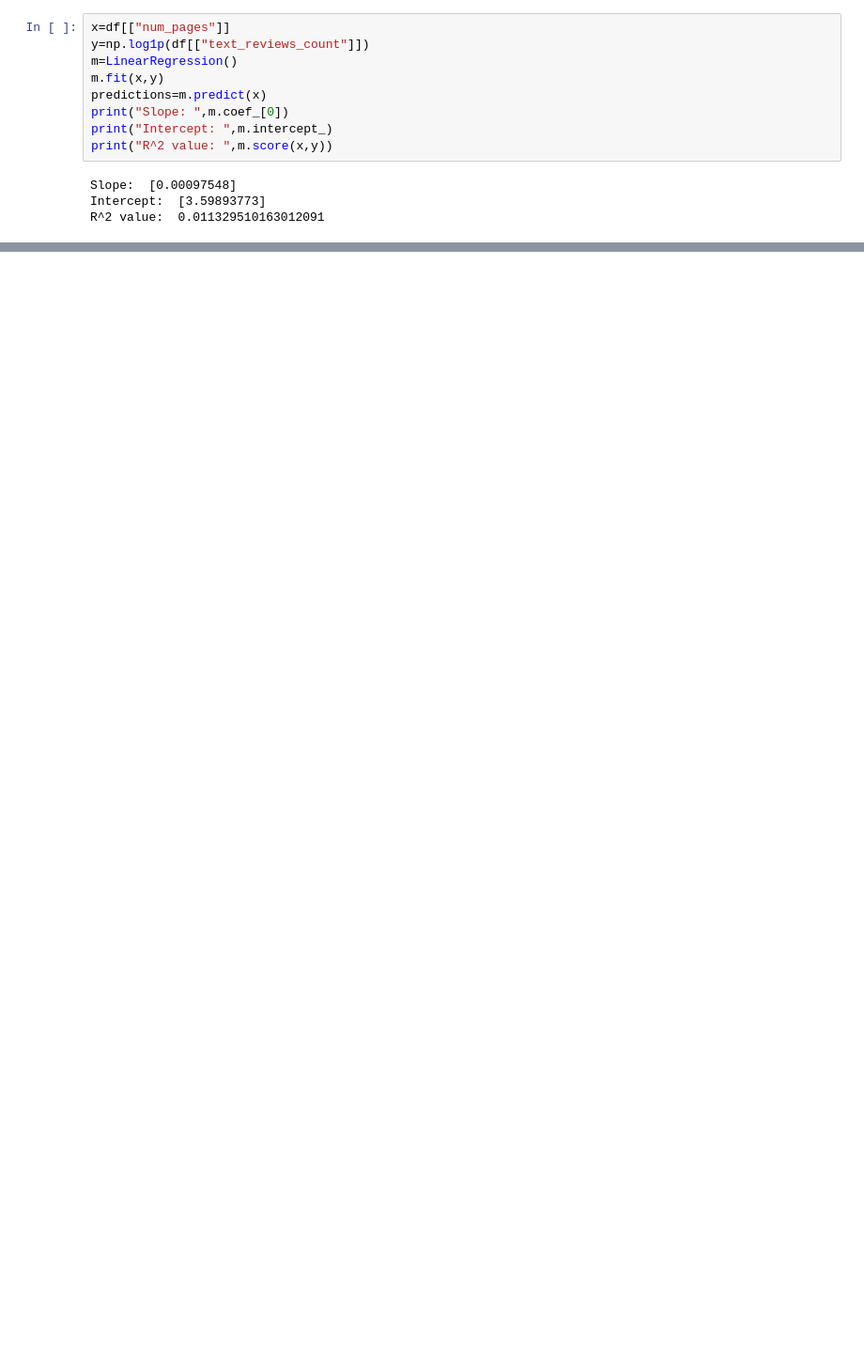
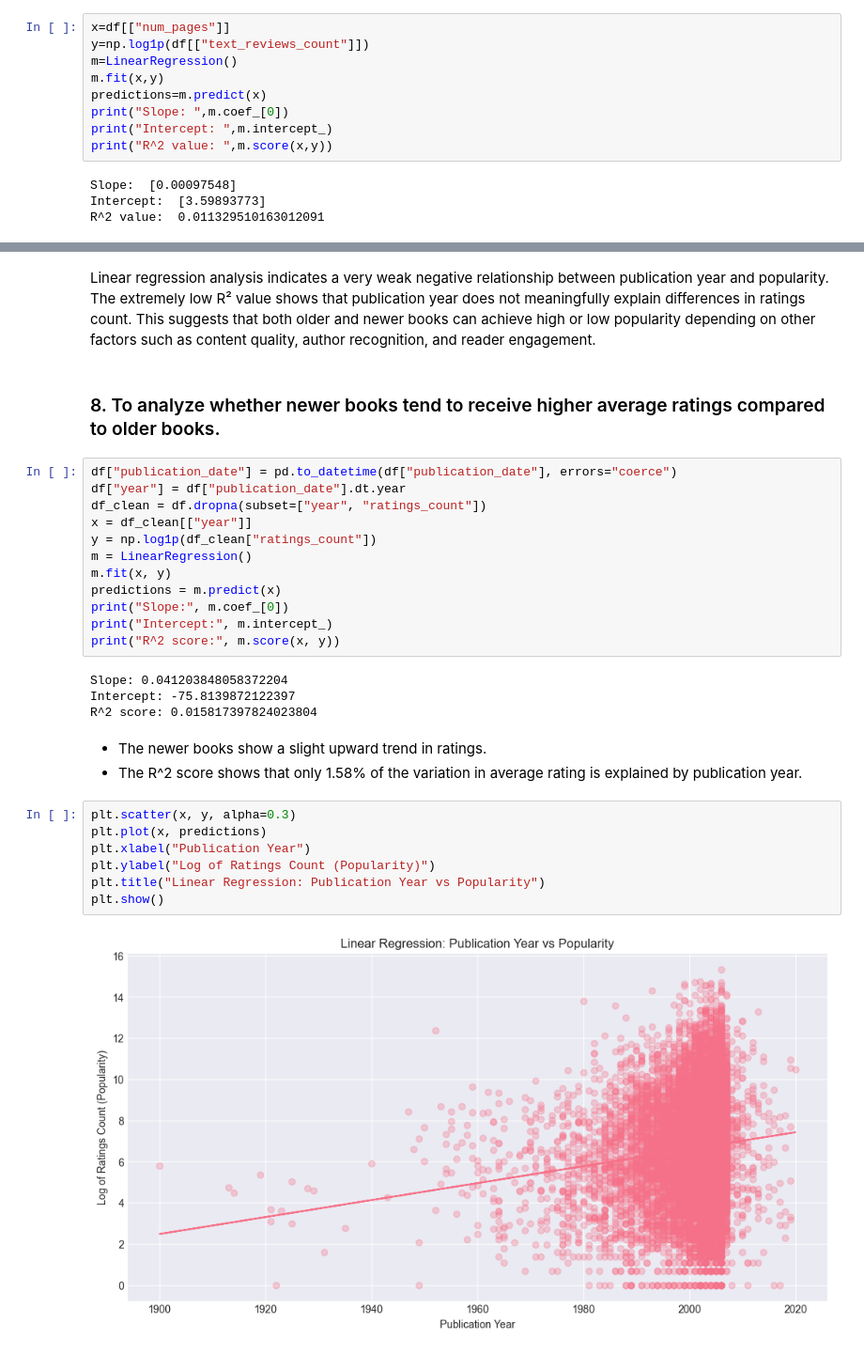
Before and after one commit to suhani-k7/GoodReads-EDA, a Jupyter notebook: linearRegression.ipynb, the cells around one changed output, grey strips where cells are left out. Shown at 94% size. Cells and saved outputs as stored; diff of their text form; blank space fills up the shorter version.

```diff
--- a/linearRegression.ipynb
+++ b/linearRegression.ipynb
@@ -354,0 +415,32 @@ R^2 value:  0.011329510163012091
+# %% [markdown]
+Linear regression analysis indicates a very weak negative relationship between publication year and popularity. The extremely low R² value shows that publication year does not meaningfully explain differences in ratings count. This suggests that both older and newer books can achieve high or low popularity depending on other factors such as content quality, author recognition, and reader engagement.
+# %% [markdown]
+### 8. To analyze whether newer books tend to receive higher average ratings compared to older books.
+# %%
+df["publication_date"] = pd.to_datetime(df["publication_date"], errors="coerce")
+df["year"] = df["publication_date"].dt.year
+df_clean = df.dropna(subset=["year", "ratings_count"])
+x = df_clean[["year"]]
+y = np.log1p(df_clean["ratings_count"])
+m = LinearRegression()
+m.fit(x, y)
+predictions = m.predict(x)
+print("Slope:", m.coef_[0])
+print("Intercept:", m.intercept_)
+print("R^2 score:", m.score(x, y))
+# %% [output]
+Slope: 0.041203848058372204
+Intercept: -75.8139872122397
+R^2 score: 0.015817397824023804
+# %% [markdown]
+- The newer books show a slight upward trend in ratings.
+- The R^2 score shows that only 1.58% of the variation in average rating is explained by publication year.
+# %%
+plt.scatter(x, y, alpha=0.3)
+plt.plot(x, predictions)
+plt.xlabel("Publication Year")
+plt.ylabel("Log of Ratings Count (Popularity)")
+plt.title("Linear Regression: Publication Year vs Popularity")
+plt.show()
+# %% [output]
+[figure, added]
```
Also changed, not shown: parts of 17 cells of this notebook.
